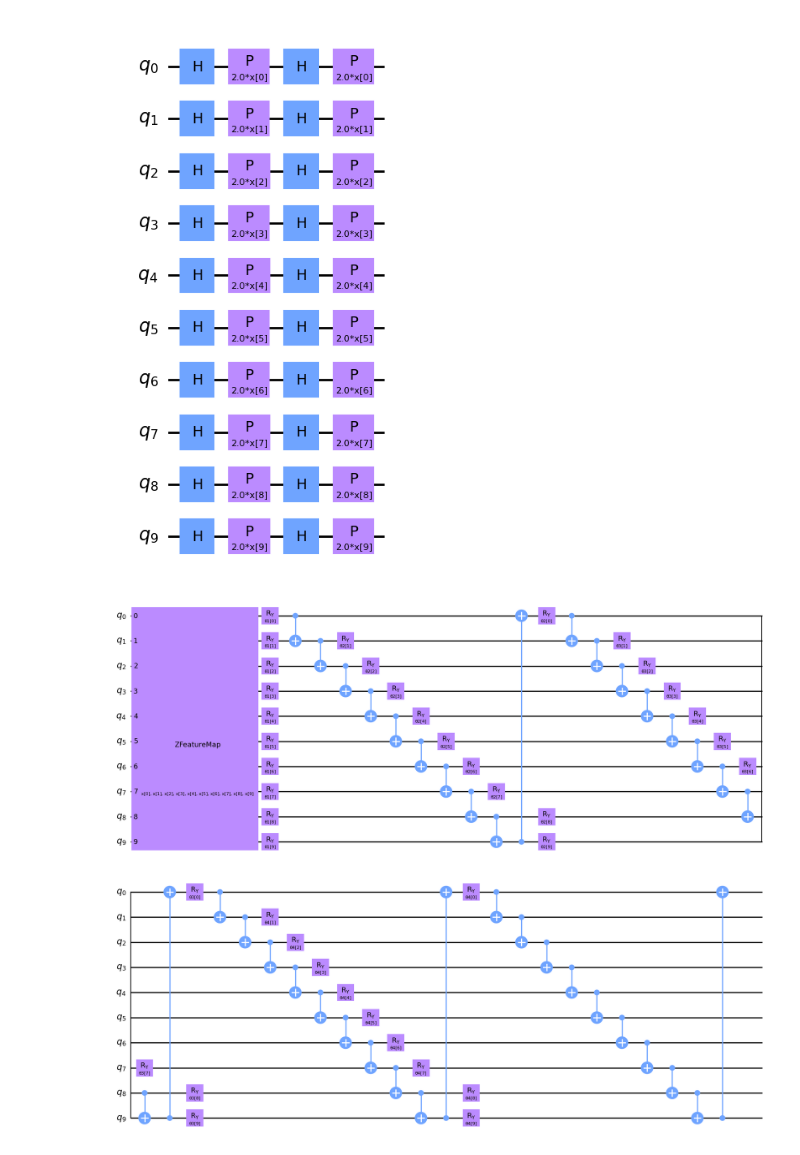
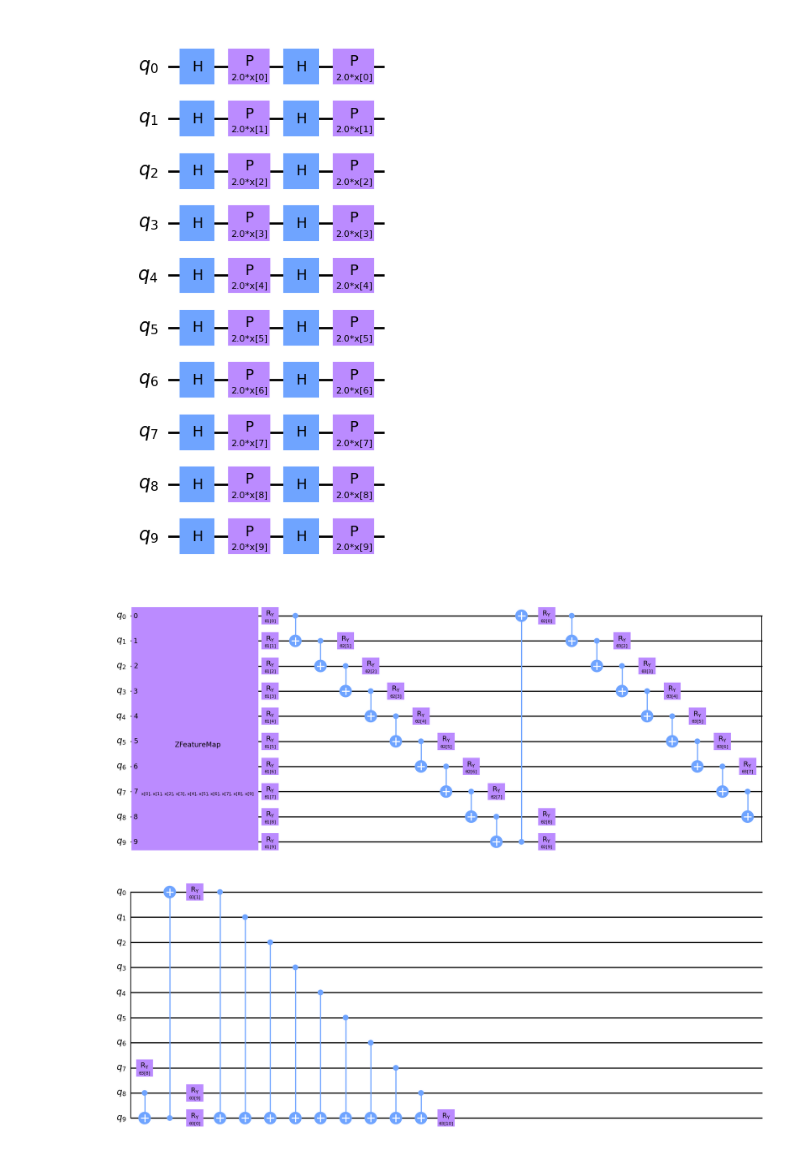
Before and after one commit to benjaminhagan/VIP_QML, a Jupyter notebook: Training on Stock Data.ipynb, the cells around one changed output. Cells and saved outputs as stored; diff of their text form; code cells hidden in the pictures.

Commit message:
Combined encoder and neural network

```diff
--- a/Training on Stock Data.ipynb
+++ b/Training on Stock Data.ipynb
@@ -117,15 +117,16 @@ feature_map.decompose().draw("mpl", style="clifford")
 # %%
 #Sets up full circuit with inputs and network
 network = parametrized_gates(ParameterVector("θ1", length=num_params))
 network.compose(parametrized_gates(ParameterVector("θ2", length=num_params)), inplace=True)
-network.compose(parametrized_gates(ParameterVector("θ3", length=num_params)), inplace=True)
-network.compose(parametrized_gates(ParameterVector("θ4", length=num_params)), inplace=True)
+network.compose(pool_circuit(ParameterVector("θ3", length=num_features+1)),inplace=True)
+#network.compose(parametrized_gates(ParameterVector("θ3", length=num_params)), inplace=True)
+#network.compose(parametrized_gates(ParameterVector("θ4", length=num_params)), inplace=True)
 ml_circuit = QuantumCircuit(num_features)
 ml_circuit.compose(feature_map, inplace=True)
 ml_circuit.compose(network, inplace=True)
 ml_circuit.draw("mpl", style="clifford")
 # %% [output]
-[figure, old version]
+[figure, new version]
 # %%
 from qiskit.quantum_info import SparsePauliOp
 from qiskit_algorithms.optimizers import COBYLA
```
Also changed, not shown: parts of 4 cells of this notebook, 2 other files.
